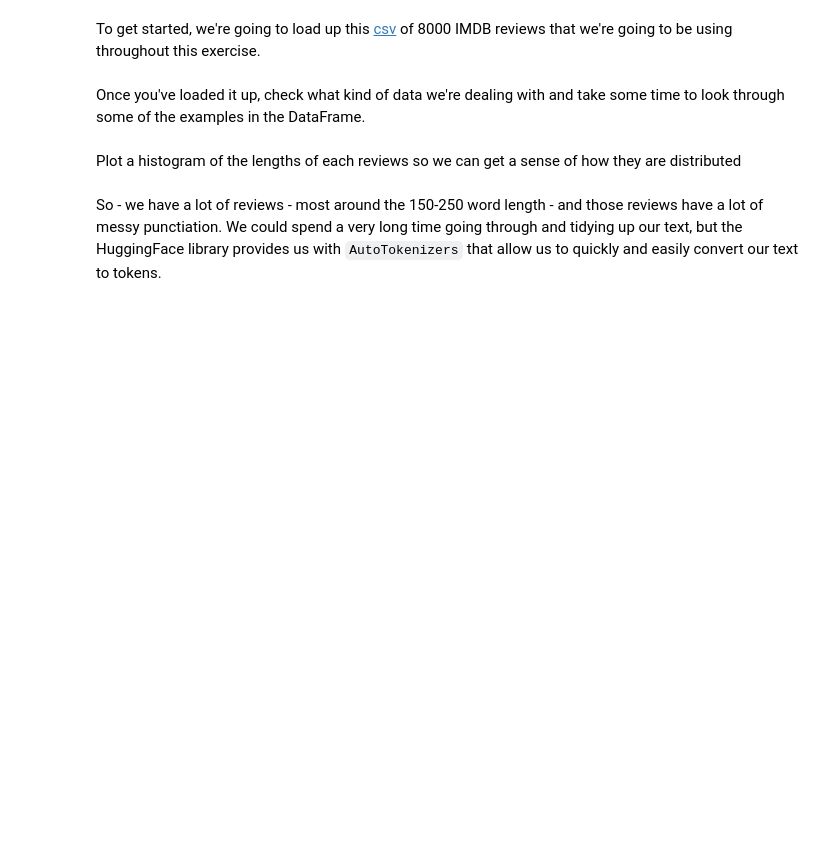
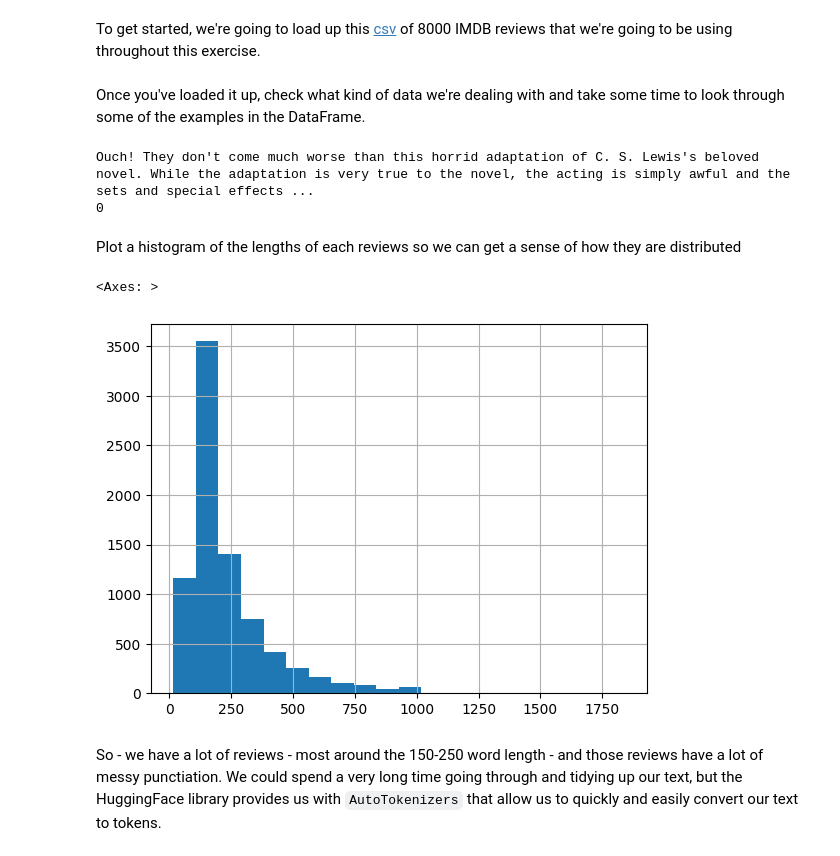
Before and after one commit to smy154/data-transformer-finetuning-challenge, a Jupyter notebook: model-fine-tuning.ipynb, the cells around one changed output. Cells and saved outputs as stored; diff of their text form; code cells hidden in the pictures; blank space fills up the shorter version.

```diff
--- a/model-fine-tuning.ipynb
+++ b/model-fine-tuning.ipynb
@@ -13,2 +11,14 @@ pass  # YOUR CODE HERE
+# %%
+# $CHALLENGIFY_BEGIN
+import pandas as pd
+
+df = pd.read_csv("data/imdb.csv")
+
+print(df["text"][0])
+print(df["label"][0])
+# $CHALLENGIFY_END
+# %% [output]
+Ouch! They don't come much worse than this horrid adaptation of C. S. Lewis's beloved novel. While the adaptation is very true to the novel, the acting is simply awful and the sets and special effects ...
+0
 # %% [markdown]
 Plot a histogram of the lengths of each reviews so we can get a sense of how they are distributed
@@ -17,3 +25,11 @@ pass  # YOUR CODE HERE
+# %%
+# $CHALLENGIFY_BEGIN
+df["len"] = df["text"].map(lambda x: len(x.split()))
+df["len"].hist(bins = 20)
+# $CHALLENGIFY_END
+# %% [output]
+<Axes: >
+[figure, added]
 # %% [markdown]
 So - we have a lot of reviews - most around the 150-250 word length - and those reviews have a lot of messy punctiation. We could spend a very long time going through and tidying up our text, but the HuggingFace library provides us with `AutoTokenizers` that allow us to quickly and easily convert our text to tokens.
 # %% [markdown]
```
Also changed, not shown: parts of 39 cells of this notebook.
